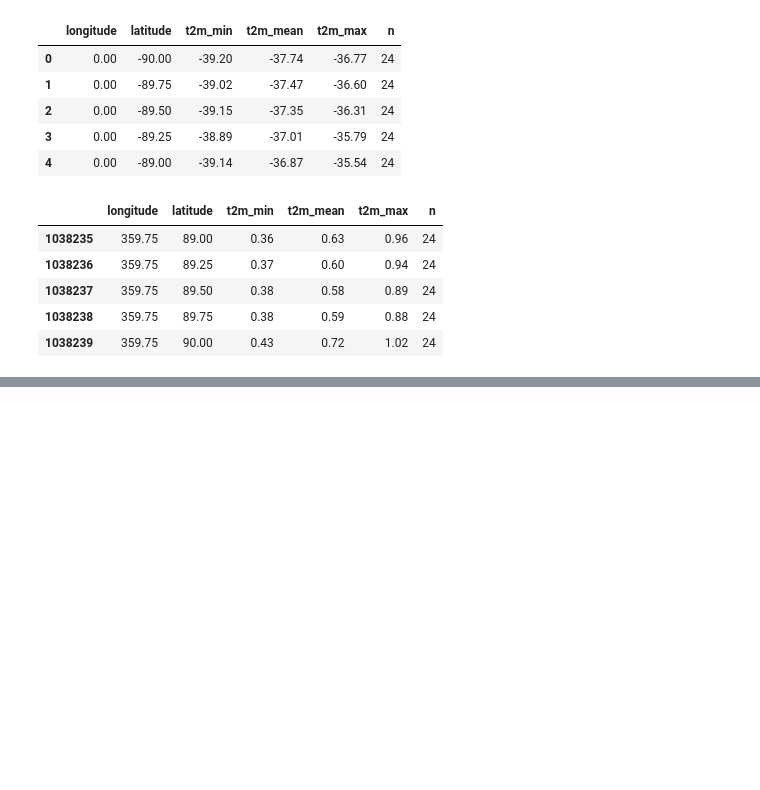
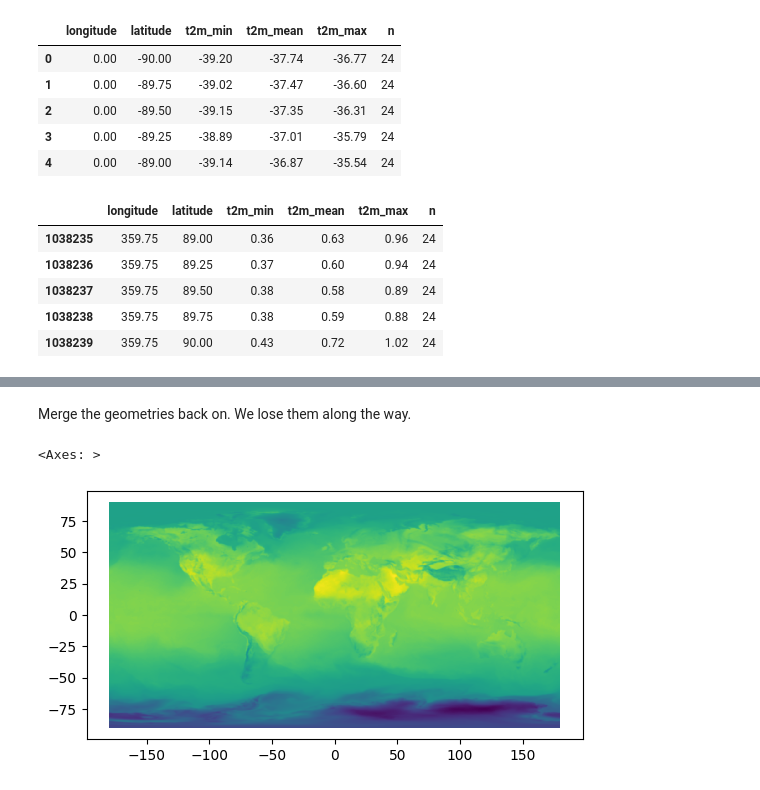
Before and after one commit to palewire/climate-data-example, a Jupyter notebook: era5.ipynb, the cells around one changed output, grey strips where cells are left out. Saved outputs shown, nothing was run; the diff lists cells and outputs as text; code cells hidden in the pictures; blank space fills up the shorter version.

```diff
--- a/era5.ipynb
+++ b/era5.ipynb
@@ -194,0 +402,3 @@ assert (daily_ranges.n == 24).all()
+# %%
+degree_of_filtering = 10
+smoothed = mpcalc.smooth_gaussian(data, degree_of_filtering)
@@ -194,0 +407,2 @@ assert (daily_ranges.n == 24).all()
+# %%
+trimmed_ds["smoothed"] = (("longitude", "latitude"), smoothed.data.magnitude)
@@ -194,0 +411,2 @@ assert (daily_ranges.n == 24).all()
+# %%
+smoothed_df = trimmed_ds.to_dataframe().reset_index()
@@ -194,0 +422,11 @@ assert (daily_ranges.n == 24).all()
+# %% [markdown]
+Merge the geometries back on. We lose them along the way.
+# %%
+merged_gdf = gpd.GeoDataFrame(
+    pd.merge(smoothed_df, grid_gdf, on=["longitude", "latitude"], how="right")
+)
+# %%
+merged_gdf.plot("smoothed", cmap="viridis")
+# %% [output]
+<Axes: >
+[figure, added]
```
Also changed, not shown: parts of 70 cells of this notebook, 7 other files.
